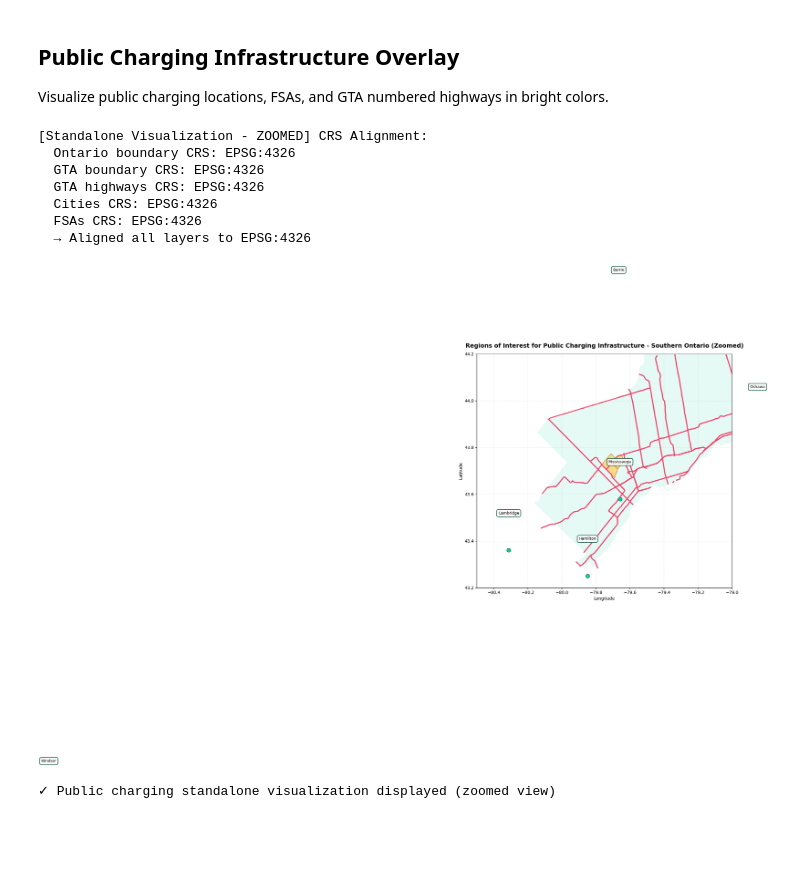
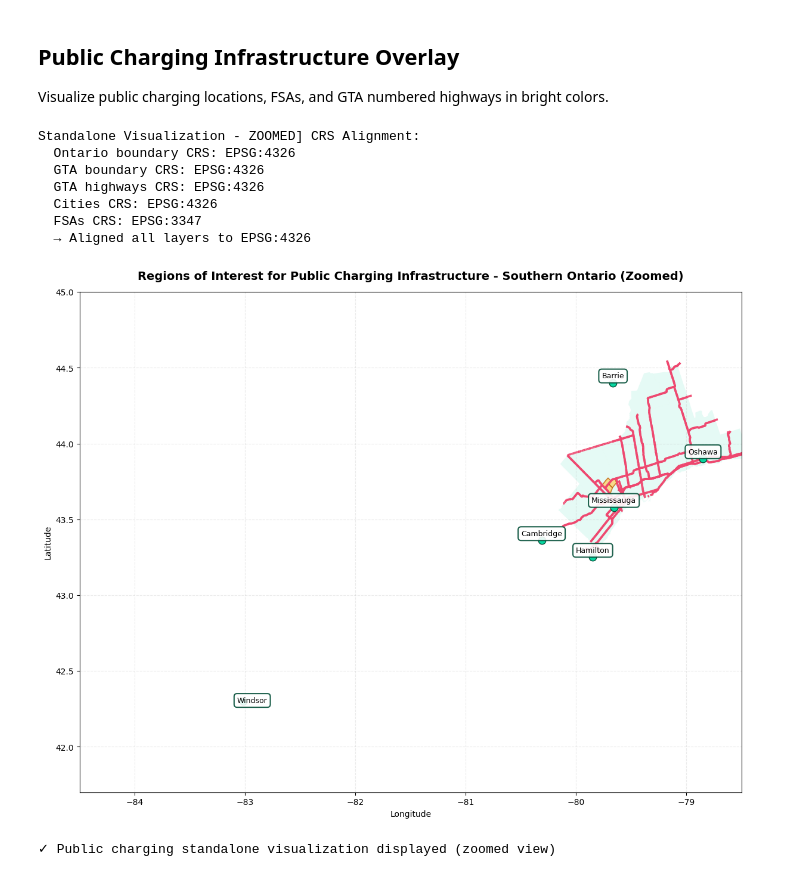
Before and after one commit to PowerON-Energy-Solutions/MHDV-Corridor-Location-Analysis, a Jupyter notebook: notebooks/highway_network_analysis.ipynb, the cells around one changed output. Cells and saved outputs as stored; diff of their text form; code cells hidden in the pictures; blank space fills up the shorter version.

```diff
--- a/notebooks/highway_network_analysis.ipynb
+++ b/notebooks/highway_network_analysis.ipynb
@@ -1167,7 +1178,7 @@ gdf_gta_boundary = gpd.read_file(os.path.join(data_dir, 'GTA_Boundary.geojson'))
 gdf_ontario_boundary = gpd.read_file(os.path.join(data_dir, 'Ontario_Provincial_Boundary.geojson'))
 
 # Align CRS - ensure all layers use same CRS
-print("\n[Standalone Visualization - ZOOMED] CRS Alignment:")
+print("Standalone Visualization - ZOOMED] CRS Alignment:")
 print(f"  Ontario boundary CRS: {gdf_ontario_boundary.crs}")
 print(f"  GTA boundary CRS: {gdf_gta_boundary.crs}")
 print(f"  GTA highways CRS: {gdf_highways_gta.crs}")
@@ -1192,8 +1203,8 @@ print(f"  → Aligned all layers to {target_crs}")
 
 # Define southern Ontario zoom bounds (GTA + surrounding region)
 # Longitude: -80.5 to -79.0, Latitude: 43.2 to 44.2
-min_lon, max_lon = -83.5, -78.5
-min_lat, max_lat = 42.0, 45.0
+min_lon, max_lon = -84.5, -78.5
+min_lat, max_lat = 41.7, 45.0
 
 # Plot FSAs in bright yellow (zorder 2)
 if not gdf_fsas.empty:
@@ -1208,37 +1219,39 @@ gdf_gta_boundary.plot(ax=ax, color='#06d6a0', edgecolor='none', linewidth=0, alp
 
 # Plot cities in bright green (zorder 4)
 if not gdf_cities.empty:
     gdf_cities.plot(ax=ax, color='#06d6a0', edgecolor='#044f38', markersize=80, marker='o', zorder=4)
 
     # Add city labels (zorder 8)
     for idx, row in gdf_cities.iterrows():
-        ax.text(row.geometry.x, row.geometry.y + 0.05, row['City'],
+        dx = 0.08 if row['City'] == 'Windsor' else 0.0
+        dy = -0.02 if row['City'] == 'Windsor' else 0.02
+        ax.text(row.geometry.x + dx, row.geometry.y + dy, row['City'],
                fontsize=9, ha='center', va='bottom',
                bbox=dict(boxstyle='round,pad=0.4', facecolor='white',
                         edgecolor='#044f38', linewidth=1.5, alpha=0.9),
                zorder=8)
 
 # Set axis limits to zoom into southern Ontario (faster rendering)
 ax.set_xlim(min_lon, max_lon)
 ax.set_ylim(min_lat, max_lat)
 
 ax.set_title('Regions of Interest for Public Charging Infrastructure - Southern Ontario (Zoomed)', fontsize=14, fontweight='bold', pad=15)
 ax.set_xlabel('Longitude', fontsize=10)
 ax.set_ylabel('Latitude', fontsize=10)
 ax.grid(True, linestyle='--', alpha=0.25)
 plt.tight_layout()
 plt.show()
 
 print("✓ Public charging standalone visualization displayed (zoomed view)")
 # %% [output]
-[Standalone Visualization - ZOOMED] CRS Alignment:
+Standalone Visualization - ZOOMED] CRS Alignment:
   Ontario boundary CRS: EPSG:4326
   GTA boundary CRS: EPSG:4326
   GTA highways CRS: EPSG:4326
   Cities CRS: EPSG:4326
-  FSAs CRS: EPSG:4326
+  FSAs CRS: EPSG:3347
   → Aligned all layers to EPSG:4326
-[figure, old version]
+[figure, new version]
 ✓ Public charging standalone visualization displayed (zoomed view)
 # %%
 # Overlay visualization: Public charging on muted background layers (ZOOMED to Southern Ontario)
```
Also changed, not shown: parts of 3 cells of this notebook, 2 other files.
